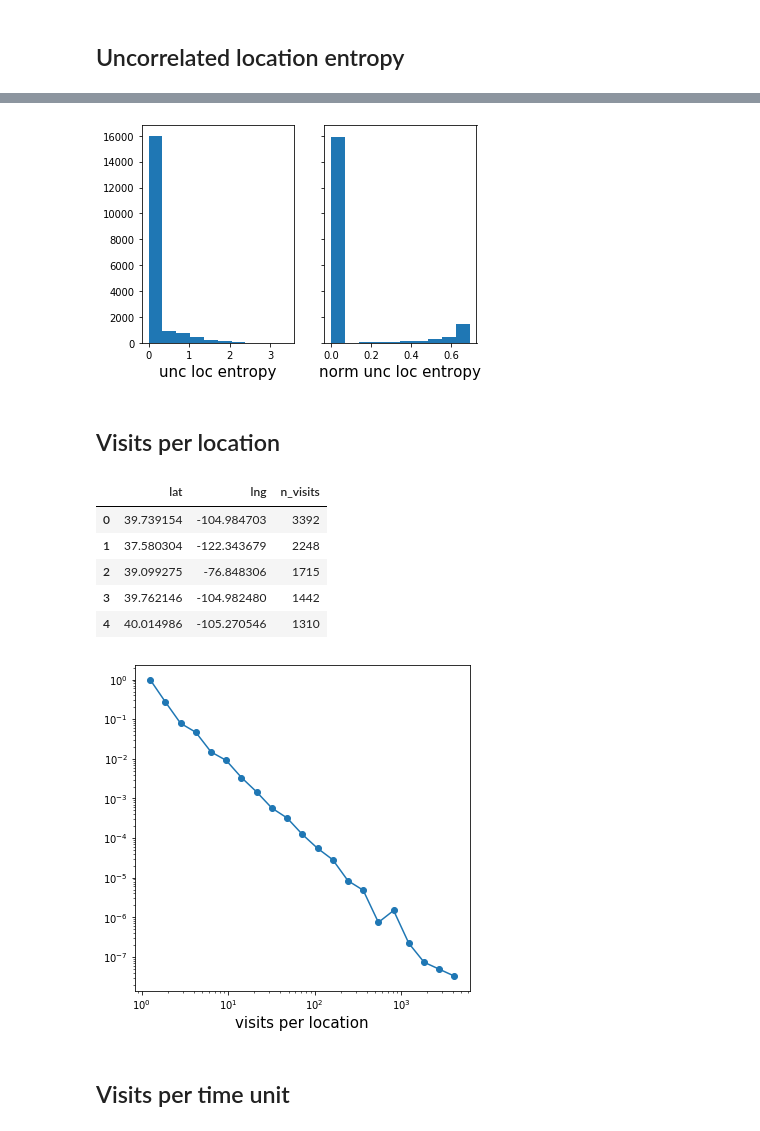
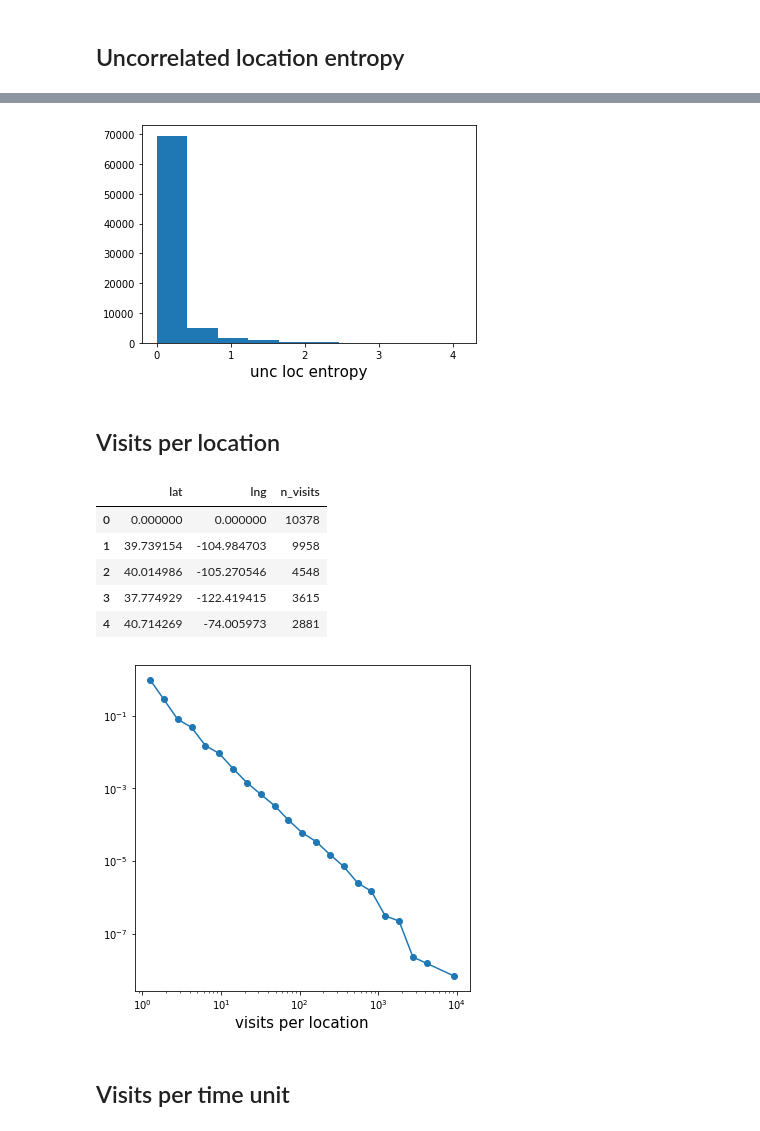
Before and after one commit to scikit-mobility/scikit-mobility, a Jupyter notebook: tutorial/2_measures_skmob_tutorial.ipynb, the cells around one changed output, grey strips where cells are left out. Saved outputs shown, nothing was run; the diff lists cells and outputs as text; code cells hidden in the pictures.

```diff
--- a/tutorial/2_measures_skmob_tutorial.ipynb
+++ b/tutorial/2_measures_skmob_tutorial.ipynb
@@ -23,14 +22,14 @@ from skmob import TrajDataFrame
 - Brightkite is a location-based social network (LBSN)
 - The dataset is freely available at the SNAP website: https://snap.stanford.edu/data/loc-brightkite.html
 # %%
-# we download the dataset into a pandas DataFrame
+# we download the dataset using pandas
 url = "https://snap.stanford.edu/data/loc-brightkite_totalCheckins.txt.gz"
-df = pd.read_csv(url, sep='\t', header=0, nrows=100000,
+df = pd.read_csv(url, sep='\t', header=0, nrows=500000,
                  names=['user', 'check-in_time',
                         "latitude", "longitude",
                         "location id"])
 
-# We then convert the pandas DataFrame into an skmob TrajDataFrame
+# we convert the pandas DataFrame into an skmob TrajDataFrame
 tdf = skmob.TrajDataFrame(df, latitude='latitude',
                           longitude='longitude',
                           datetime='check-in_time',
@@ -382,7 +463,7 @@ m
 # %%
 from skmob.measures.collective import uncorrelated_location_entropy
 # %%
-ule_df = uncorrelated_location_entropy(tdf, show_progress=False)
+ule_df = uncorrelated_location_entropy(tdf, show_progress=True)
 ule_df.head()
 # %% [output]
 |  | lat | lng | uncorrelated_location_entropy |
@@ -404,15 +475,10 @@ nule_df.head()
 # %%
-fig, (ax1, ax2) = plt.subplots(1, 2, sharey=True)
-
-ax1.hist(ule_df.uncorrelated_location_entropy)
-ax1.set_xlabel('unc loc entropy', fontsize=15)
-
-ax2.hist(nule_df.norm_uncorrelated_location_entropy)
-ax2.set_xlabel('norm unc loc entropy', fontsize=15)
-
+fig = plt.figure()
+plt.hist(ule_df.uncorrelated_location_entropy)
+plt.xlabel('unc loc entropy', fontsize=15)
 plt.show()
 # %% [output]
-[figure, old version]
+[figure, new version]
 # %% [markdown]
 ## Visits per location
 # %%
@@ -422,11 +488,11 @@ vpl_df = visits_per_location(tdf)
 vpl_df.head()
 # %% [output]
 |  | lat | lng | n_visits |
-| 0 | 39.739154 | -104.984703 | 3392 |
-| 1 | 37.580304 | -122.343679 | 2248 |
-| 2 | 39.099275 | -76.848306 | 1715 |
-| 3 | 39.762146 | -104.982480 | 1442 |
-| 4 | 40.014986 | -105.270546 | 1310 |
+| 0 | 0.000000 | 0.000000 | 10378 |
+| 1 | 39.739154 | -104.984703 | 9958 |
+| 2 | 40.014986 | -105.270546 | 4548 |
+| 3 | 37.774929 | -122.419415 | 3615 |
+| 4 | 40.714269 | -74.005973 | 2881 |
 # %%
 fig = plt.figure(figsize=(6, 6))
 x, y = zip(*lbpdf(1.5, list(vpl_df.n_visits)))
@@ -435,7 +501,7 @@ plt.xlabel('visits per location', fontsize=15)
 plt.loglog()
 plt.show()
 # %% [output]
-[figure, old version]
+[figure, new version]
 # %% [markdown]
 ## Visits per time unit
 # %%
```
Also changed, not shown: parts of 66 cells of this notebook.
